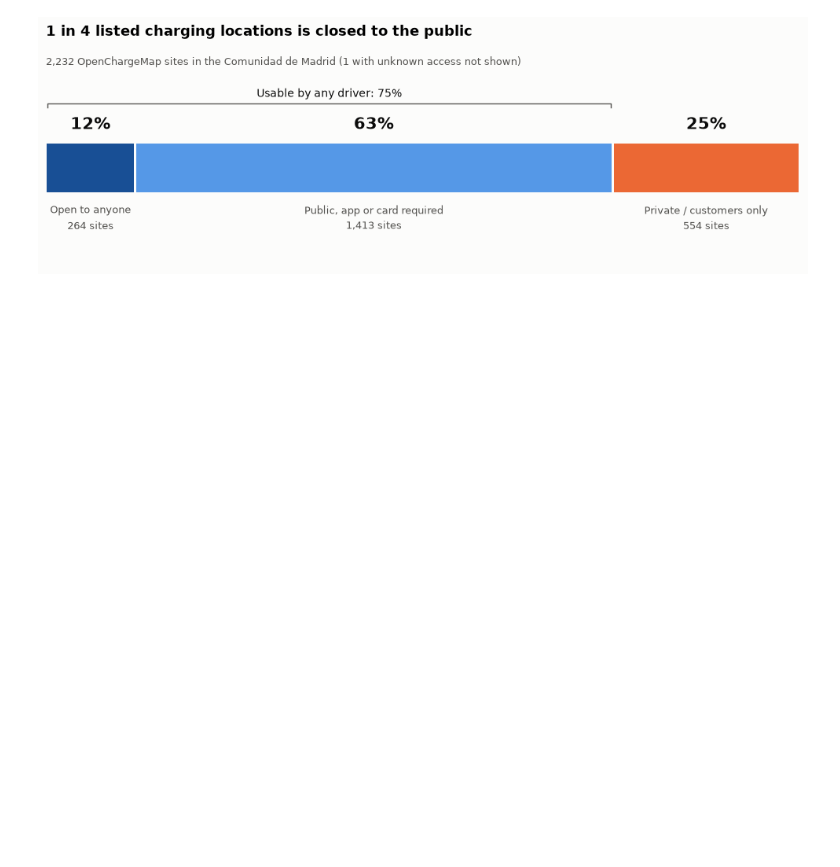
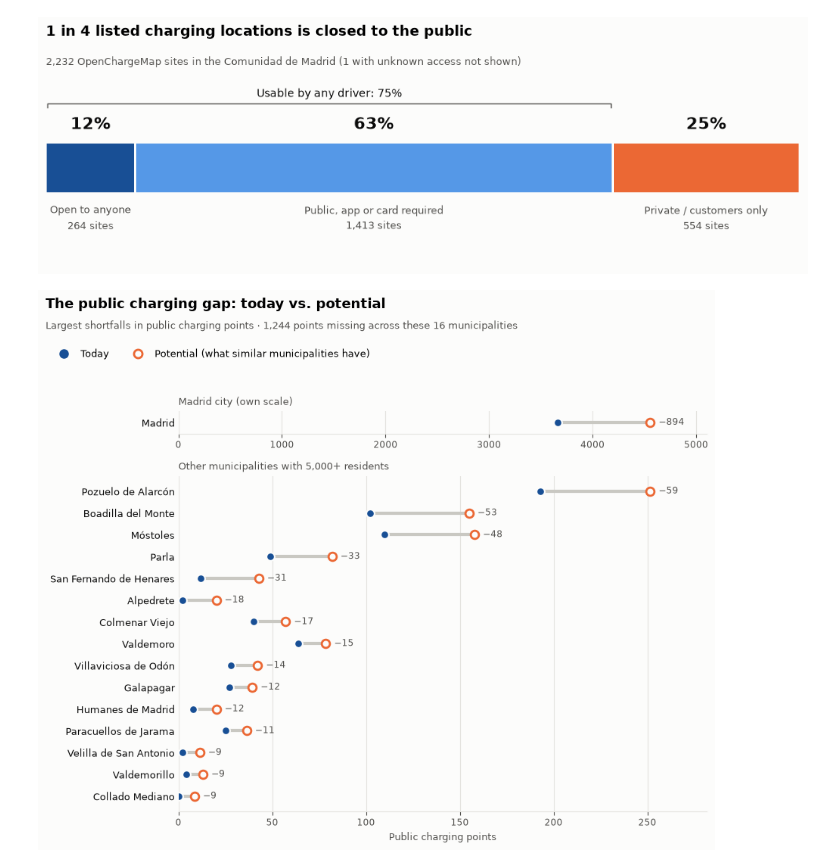
Before and after one commit to Presigal/OptimalEVCharging, a Jupyter notebook: notebooks/DataViz.ipynb, the cells around one changed output. Saved outputs shown, nothing was run; the diff lists cells and outputs as text; code cells hidden in the pictures; blank space fills up the shorter version.

```diff
--- a/notebooks/DataViz.ipynb
+++ b/notebooks/DataViz.ipynb
@@ -58,3 +58,64 @@ fig.savefig("maps/02_share_public.png", dpi=200)
 plt.show()
 # %% [output]
 [figure]
+# %%
+# Current public charging points vs. the model's "potential" (what similar municipalities have)
+import matplotlib.pyplot as plt
+from matplotlib.lines import Line2D
+from pathlib import Path
+
+MIN_POP, TOP_N = 5_000, 15
+CURRENT, POTENTIAL, LINE = "#184f95", "#eb6834", "#c9c8c2"
+SURFACE, INK, INK_2, GRID = "#fcfcfb", "#0b0b0b", "#52514e", "#e4e3df"
+
+pred = pd.read_csv("data/processed/model_predictions.csv", dtype={"ine_code": str})
+pred["gap"] = pred["expected"] - pred["public_points"]
+short = pred[(pred["population"] >= MIN_POP) & (pred["gap"] > 0)].nlargest(TOP_N + 1, "gap")
+madrid = short[short["ine_code"] == "28079"]
+rest = short[short["ine_code"] != "28079"].head(TOP_N).iloc[::-1]          # biggest gap at the top
+
+def dumbbell(ax, df):
+    y = range(len(df))
+    ax.hlines(y, df["public_points"], df["expected"], color=LINE, linewidth=3, zorder=1)
+    ax.scatter(df["public_points"], y, s=60, color=CURRENT, zorder=3, edgecolor=SURFACE, linewidth=1.5)
+    ax.scatter(df["expected"], y, s=60, facecolor=SURFACE, edgecolor=POTENTIAL, linewidth=2, zorder=3)
+    for yi, (_, r) in zip(y, df.iterrows()):
+        ax.annotate(f"−{r['gap']:,.0f}", (r["expected"], yi), xytext=(8, 0), textcoords="offset points",
+                    va="center", fontsize=8.5, color=INK_2)
+    ax.set_yticks(list(y), df["name"])
+    ax.tick_params(axis="y", length=0, labelsize=9.5, labelcolor=INK)
+    ax.tick_params(axis="x", colors=INK_2, labelsize=8.5)
+    ax.grid(axis="x", color=GRID, linewidth=0.8); ax.set_axisbelow(True)
+    for s in ("top", "right", "left"):
+        ax.spines[s].set_visible(False)
+    ax.spines["bottom"].set_color(GRID)
+    ax.set_xlim(0, df["expected"].max() * 1.12)
+
+has_madrid = len(madrid) > 0
+fig, axes = plt.subplots(2 if has_madrid else 1, 1, figsize=(9, 7.5), facecolor=SURFACE,
+                         gridspec_kw={"height_ratios": [1, TOP_N]} if has_madrid else None,
+                         squeeze=False)
+for a in axes[:, 0]:
+    a.set_facecolor(SURFACE)
+if has_madrid:
+    dumbbell(axes[0, 0], madrid)
+    axes[0, 0].set_title("Madrid city (own scale)", loc="left", fontsize=9, color=INK_2)
+dumbbell(axes[-1, 0], rest)
+axes[-1, 0].set_title("Other municipalities with 5,000+ residents", loc="left", fontsize=9, color=INK_2)
+axes[-1, 0].set_xlabel("Public charging points", color=INK_2, fontsize=9)
+
+handles = [Line2D([], [], marker="o", ls="", markersize=8, color=CURRENT, label="Today"),
+           Line2D([], [], marker="o", ls="", markersize=8, markerfacecolor=SURFACE, markeredgecolor=POTENTIAL,
+                  markeredgewidth=2, label="Potential (what similar municipalities have)")]
+fig.legend(handles=handles, loc="upper left", bbox_to_anchor=(0.01, 0.905), ncol=2, frameon=False, fontsize=9)
+
+total = short["gap"].sum()
+fig.suptitle("The public charging gap: today vs. potential", x=0.01, ha="left", fontsize=13, fontweight="bold")
+fig.text(0.01, 0.925, f"Largest shortfalls in public charging points · {total:,.0f} points missing across "
+         f"these {len(short) if has_madrid else len(rest)} municipalities", fontsize=9, color=INK_2)
+fig.tight_layout(rect=(0, 0, 1, 0.87))
+Path("maps").mkdir(exist_ok=True)
+fig.savefig("maps/04_gap_today_vs_potential.png", dpi=200)
+plt.show()
+# %% [output]
+[figure, added]
```
Also changed, not shown: 16 other files.
